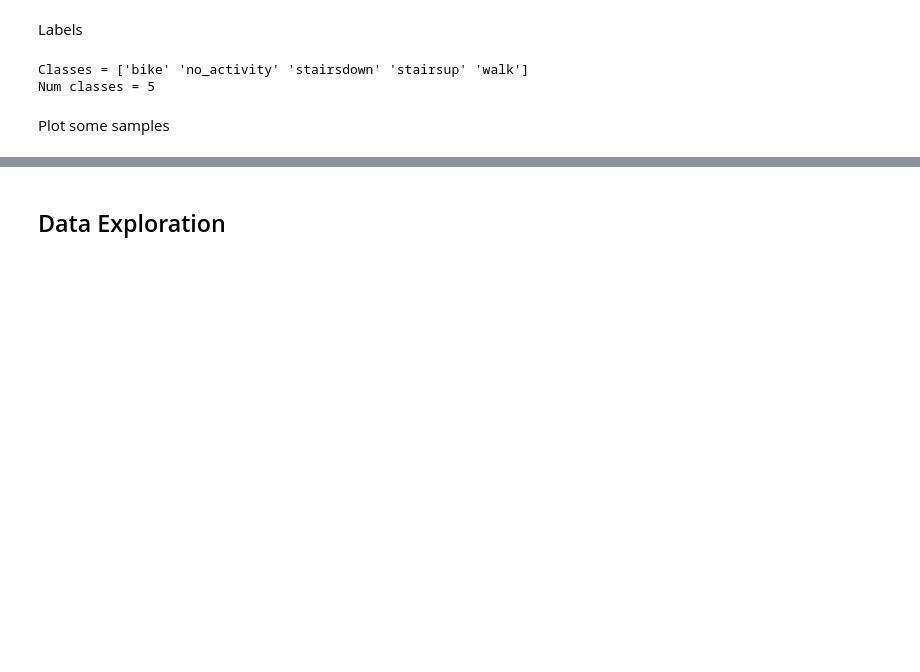
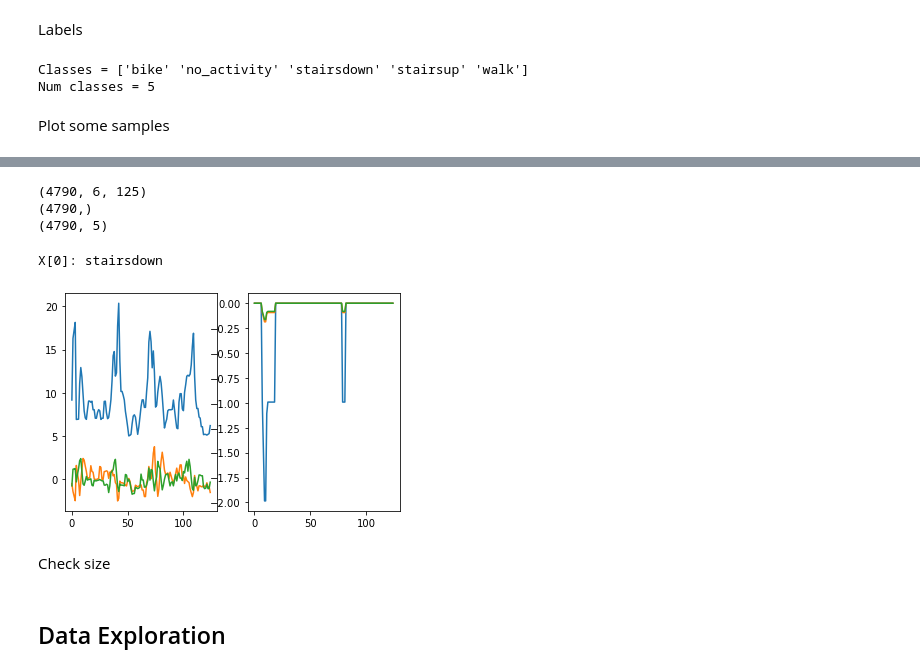
Before and after one commit to lparolari/har, a Jupyter notebook: autoencoder_gridsearch.ipynb, the cells around one changed output, grey strips where cells are left out. Saved outputs shown, nothing was run; the diff lists cells and outputs as text; code cells hidden in the pictures; blank space fills up the shorter version.

```diff
--- a/autoencoder_gridsearch.ipynb
+++ b/autoencoder_gridsearch.ipynb
@@ -4,9 +4,14 @@
 Set some global parameters
 # %%
 # Whether to rotate data in an orientation indiepndent manner or not.
-USE_ORIENTATION_INDIPENDENT_TRANSFORMATION = False
+USE_ORIENTATION_INDIPENDENT_TRANSFORMATION = True
 
 # Whether to normalize data or not.
 # Note: we usually do not normalize beacause the distance between points
 # and reconstructed points gets reduced but the signal is not well represented
 USE_NORMALIZATION = False
+
+# Whether to use Bryan dataset as validation dataset or not.
+USE_BRYAN_VALIDATION_DATASET = True
+
+USE_ALL_POSITION_BRYAN_DATASET = True
@@ -41,3 +56,6 @@ X_df_reference, y_df_reference = load_dataset()
+# %%
+X_df_reference, y_df_reference = load_dataset("dataset_50_2.5.csv", "dataset_labels_50_2.5.csv", dataset_dir="./datasets/our2")
+X_df_reference_validation, y_df_reference_validation = pd.read_csv("./datasets/bryan/dataset_50_2.5.csv", header=None, names=range(750)), pd.read_csv("./datasets/bryan/dataset_labels_50_2.5.csv", header=None, names=["user", "model", "label", "position"]),
 # %%
 print_stats(X_df_reference)
 print_stats(y_df_reference)
@@ -170,0 +235,13 @@ X[0]: bike
+# %%
+print(X_validation.shape)
+print(y_validation.shape)
+print(y_validation_hot.shape)
+# %% [output]
+(4790, 6, 125)
+(4790,)
+(4790, 5)
+# %%
+show_samples(X_validation, y_validation, n=1, is_random=False)
+# %% [output]
+X[0]: stairsdown
+[figure, added]
@@ -170,0 +253,2 @@ X[0]: bike
+# %% [markdown]
+Check size
```
Also changed, not shown: parts of 41 cells of this notebook.
